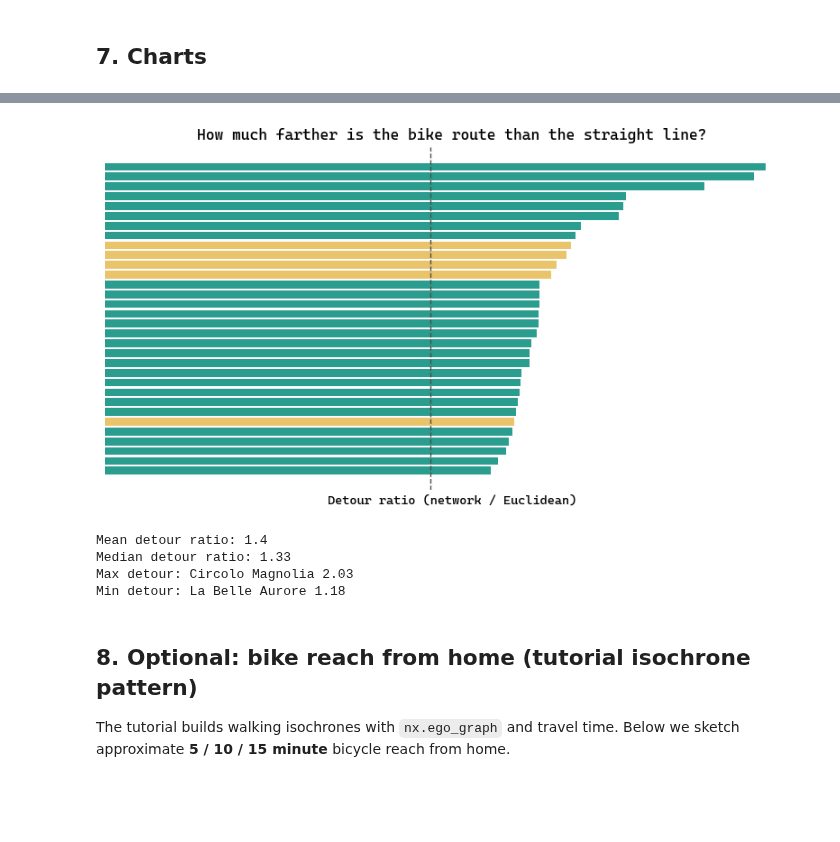
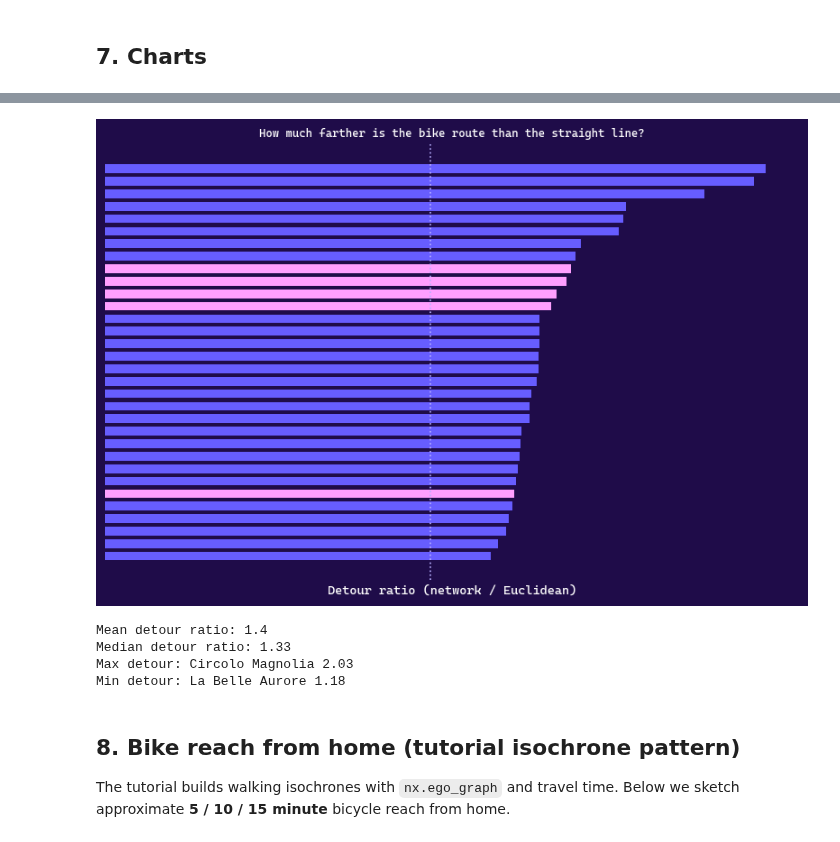
Before and after one commit to MichelleNuccio/cdp-mapping-systems, a Jupyter notebook: content/Assignments/Assignement completed/03-Networks-MyMilan.ipynb, the cells around one changed output, grey strips where cells are left out. Saved outputs shown, nothing was run; the diff lists cells and outputs as text; code cells hidden in the pictures; blank space fills up the shorter version.

```diff
--- a/content/Assignments/Assignement completed/03-Networks-MyMilan.ipynb
+++ b/content/Assignments/Assignement completed/03-Networks-MyMilan.ipynb
@@ -495,20 +773,50 @@ plt.show()
 # %%
-fig, ax = plt.subplots(figsize=(8, 4.5))
+from matplotlib import font_manager
+from pathlib import Path
+
+FONT_PATH = (
+    Path("..") / "assets" / "fonts" / "CascadiaCode" / "CascadiaCode.ttf"
+).resolve()
+font_manager.fontManager.addfont(str(FONT_PATH))
+cascadia = font_manager.FontProperties(fname=str(FONT_PATH))
+plt.rcParams["font.family"] = cascadia.get_name()
+
+ELECTRIC_BLUE = "#675DFF"
+FUCHSIA = "#FF9FFF"
+BG = "#1F0C49"
+CAT_COLORS = {"favorite_place": ELECTRIC_BLUE, "friends_home": FUCHSIA}
+
+fig, ax = plt.subplots(figsize=(8, 5.5), facecolor=BG)
+ax.set_facecolor(BG)
+
 plot_df = results.sort_values("detour_ratio")
 ax.barh(
     plot_df["name"],
     plot_df["detour_ratio"],
-    color=plot_df["category"].map(
-        {"friends_home": "#e9c46a", "favorite_place": "#2a9d8f"}
-    ),
+    color=plot_df["category"].map(CAT_COLORS),
+    edgecolor="none",
+    height=0.7,
 )
-ax.axvline(1.0, color="0.3", linestyle="--", linewidth=1)
-ax.set_xlabel("Detour ratio (network / Euclidean)")
-ax.set_title("How much farther is the bike route than the straight line?")
+ax.axvline(1.0, color="#B8B0FF", linestyle=":", linewidth=1.2)
+
+ax.set_xlabel(
+    "Detour ratio (network / Euclidean)", fontproperties=cascadia, color="white"
+)
+ax.set_title(
+    "How much farther is the bike route than the straight line?",
+    fontproperties=cascadia,
+    fontsize=9,
+    color="white",
+)
+ax.tick_params(colors="white", labelsize=7)
+for label in ax.get_yticklabels():
+    label.set_fontproperties(cascadia)
+for spine in ax.spines.values():
+    spine.set_color("white")
 plt.tight_layout()
 plt.show()
 # %% [output]
-[figure, old version]
+[figure, new version]
 # %%
 print("Mean detour ratio:", round(results["detour_ratio"].mean(), 2))
 print("Median detour ratio:", round(results["detour_ratio"].median(), 2))
@@ -528,7 +836,7 @@ Median detour ratio: 1.33
 Max detour: Circolo Magnolia 2.03
 Min detour: La Belle Aurore 1.18
 # %% [markdown]
-## 8. Optional: bike reach from home (tutorial isochrone pattern)
+## 8. Bike reach from home (tutorial isochrone pattern)
 
 The tutorial builds walking isochrones with `nx.ego_graph` and travel time. Below we sketch approximate **5 / 10 / 15 minute** bicycle reach from home.
 # %%
```
Also changed, not shown: parts of 11 cells of this notebook.
